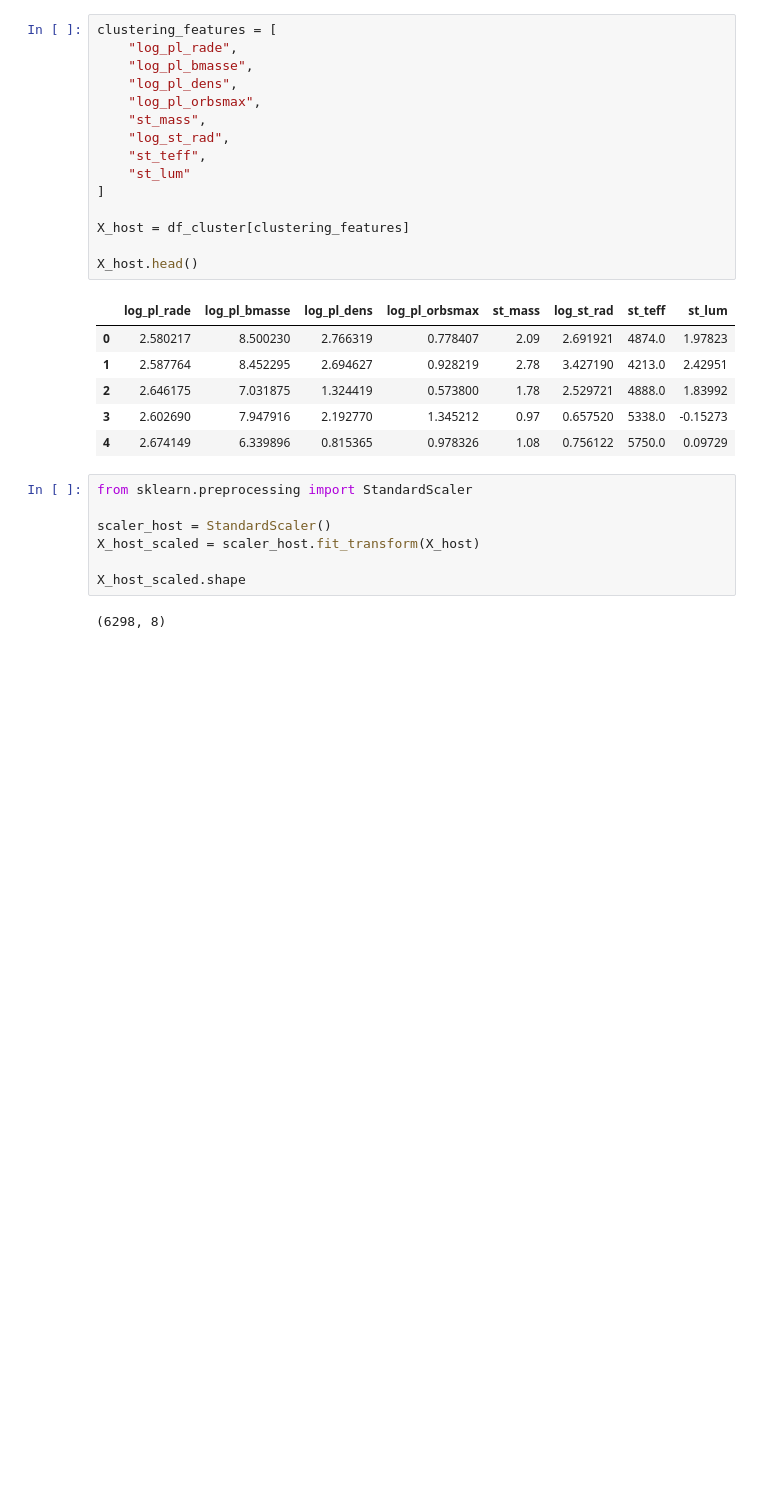
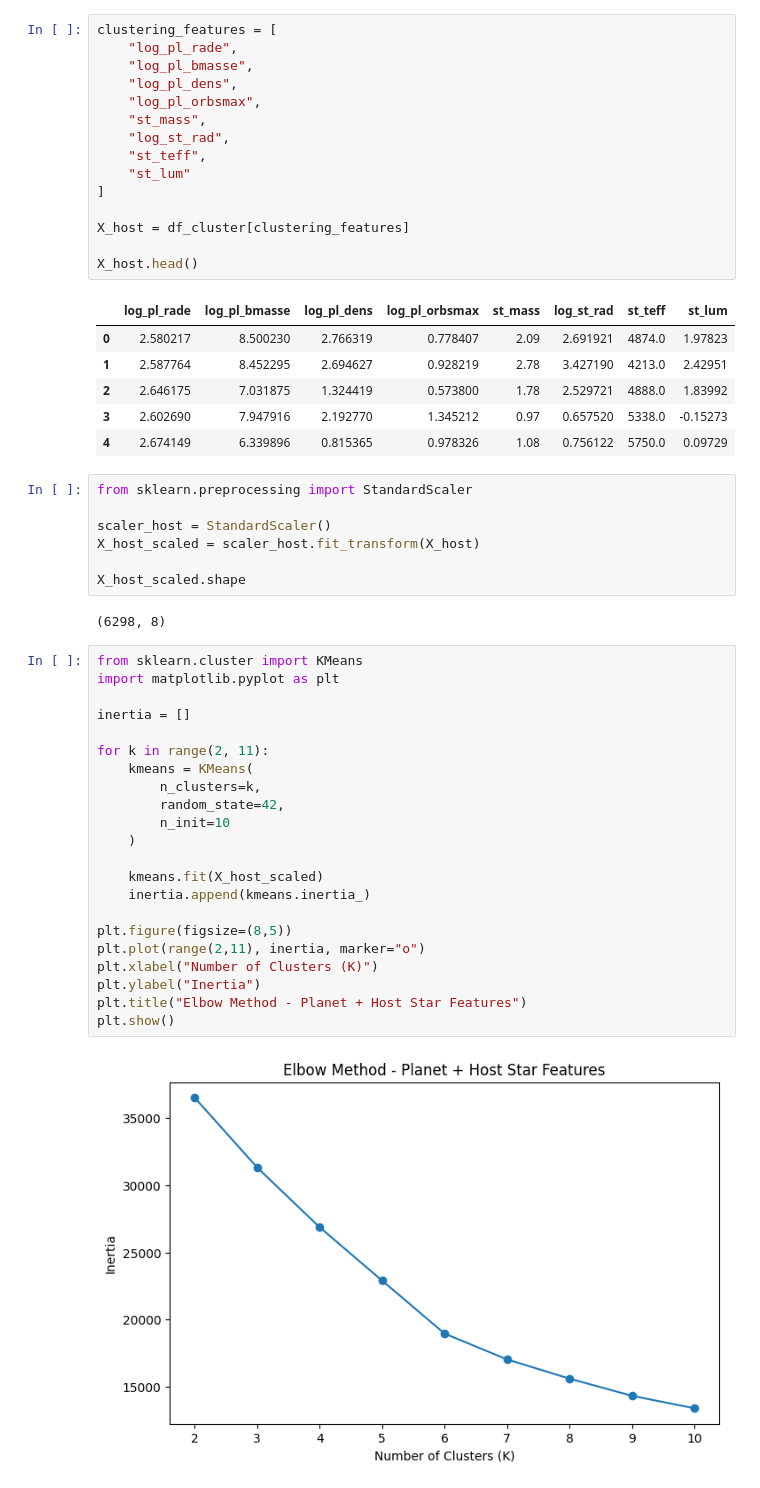
Before and after one commit to harini-prabakaran/celestia, a Jupyter notebook: notebooks/06_host_star_analysis.ipynb, the cells around one changed output. Drawn from its saved outputs; the diff is of its cells as text; blank space fills up the shorter version.

Commit message:
Complete host star influence analysis

```diff
--- a/notebooks/06_host_star_analysis.ipynb
+++ b/notebooks/06_host_star_analysis.ipynb
@@ -211,3 +211,27 @@ X_host_scaled = scaler_host.fit_transform(X_host)
 X_host_scaled.shape
 # %% [output]
 (6298, 8)
+# %%
+from sklearn.cluster import KMeans
+import matplotlib.pyplot as plt
+
+inertia = []
+
+for k in range(2, 11):
+    kmeans = KMeans(
+        n_clusters=k,
+        random_state=42,
+        n_init=10
+    )
+
+    kmeans.fit(X_host_scaled)
+    inertia.append(kmeans.inertia_)
+
+plt.figure(figsize=(8,5))
+plt.plot(range(2,11), inertia, marker="o")
+plt.xlabel("Number of Clusters (K)")
+plt.ylabel("Inertia")
+plt.title("Elbow Method - Planet + Host Star Features")
+plt.show()
+# %% [output]
+[figure, added]
```
Also changed, not shown: parts of 13 cells of this notebook.
